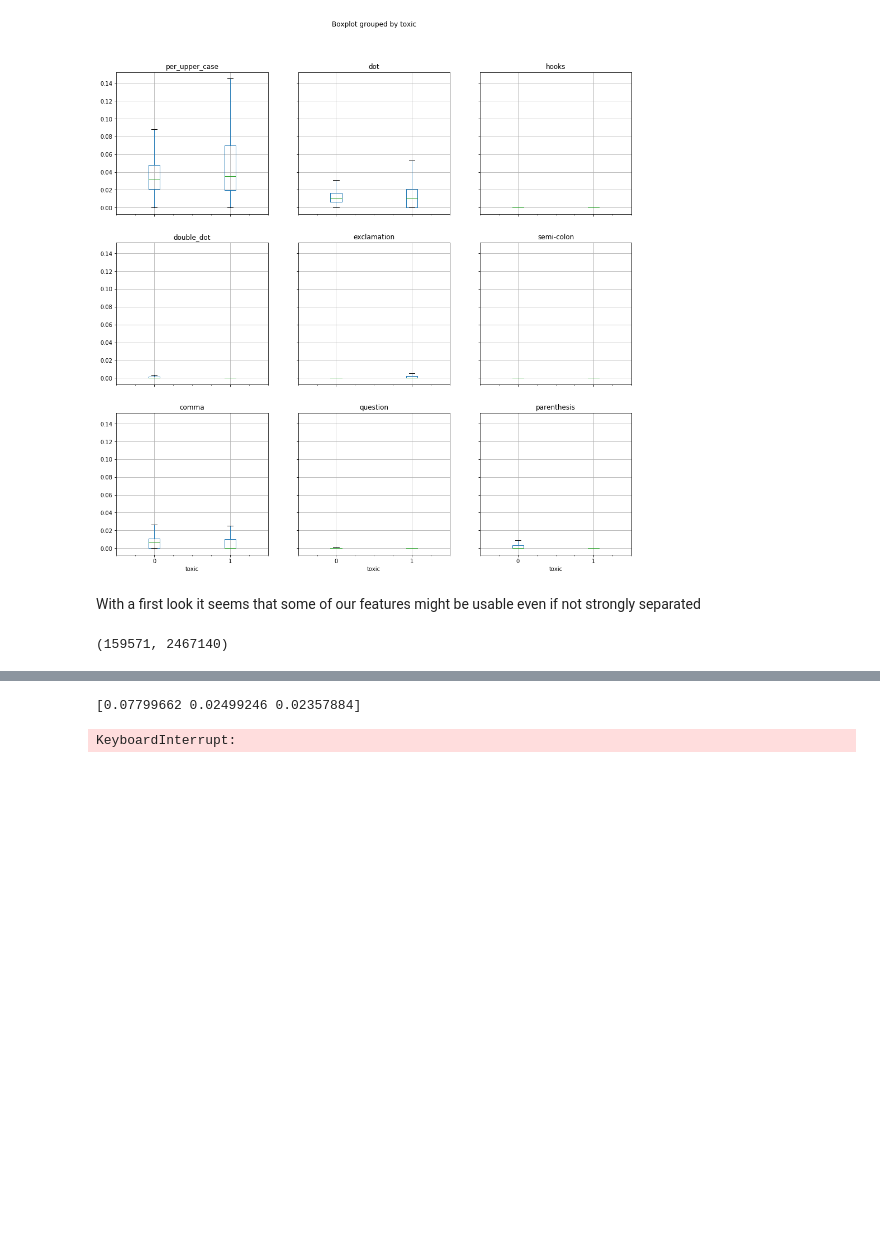
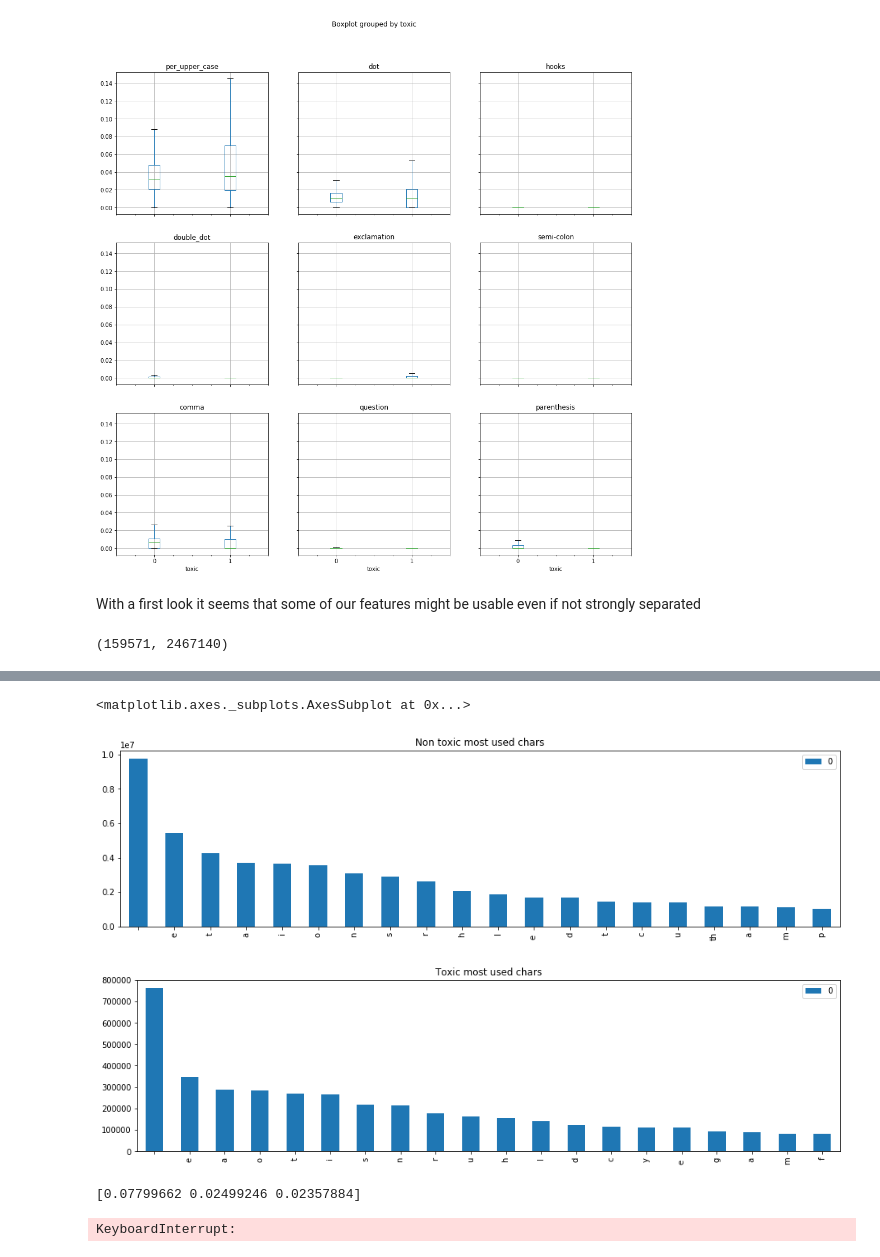
Before and after one commit to JBEven/Kaggle-ToxicComments, a Jupyter notebook: code/Data Analysis.ipynb, the cells around one changed output, grey strips where cells are left out. Saved outputs shown, nothing was run; the diff lists cells and outputs as text; code cells hidden in the pictures; blank space fills up the shorter version.

```diff
--- a/code/Data Analysis.ipynb
+++ b/code/Data Analysis.ipynb
@@ -252,3 +272,11 @@ tfidf_train.shape
+# %%
+# Chars
+df_nt_c.plot(kind='bar',figsize=[16,4],title="Non toxic most used chars")
+df_t_c.plot(kind='bar',figsize=[16,4], title="Toxic most used chars")
+# %% [output]
+<matplotlib.axes._subplots.AxesSubplot at 0x...>
+[figure, added]
+[figure, added]
 # %%
 # We can use SVD (/LSA) to visualize if the toxicity is well separated with tfidf for words or chars
 from sklearn import decomposition
```
Also changed, not shown: parts of 9 cells of this notebook, 1 other file.
